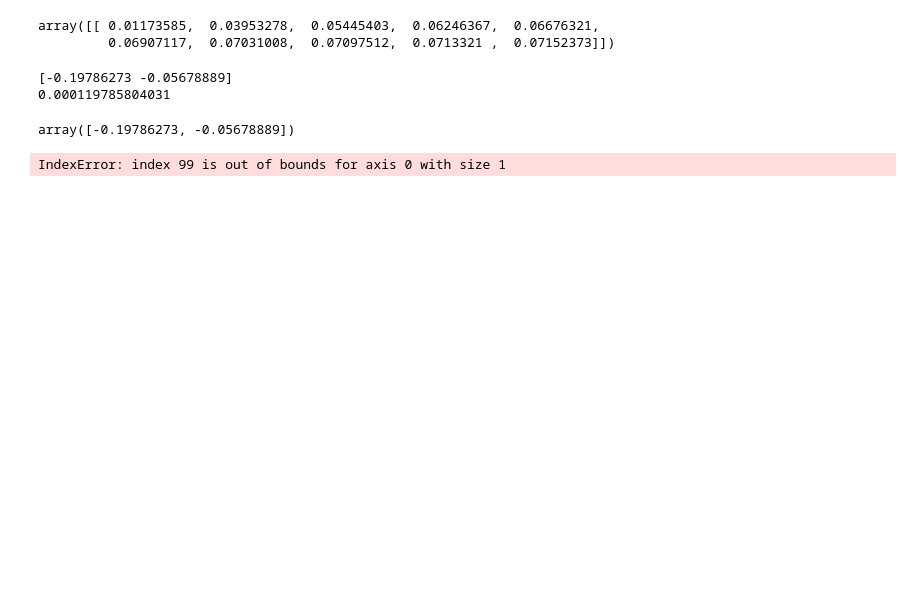
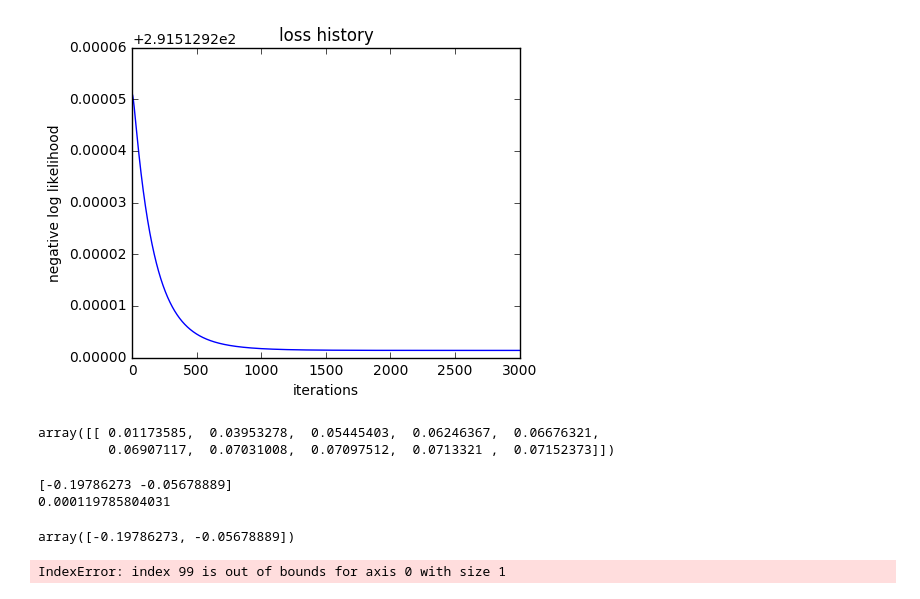
Before and after one commit to APC524/tsap, a Jupyter notebook: demo/demo1.ipynb, the cells around one changed output. Cells and saved outputs as stored; diff of their text form; code cells hidden in the pictures; blank space fills up the shorter version.

```diff
--- a/demo/demo1.ipynb
+++ b/demo/demo1.ipynb
@@ -94,3 +157,11 @@ KeyboardInterrupt:
+# %%
+plt.plot(solver.loss_history)
+plt.xlabel('iterations')
+plt.ylabel('negative log likelihood')
+plt.title('loss history')
+plt.show()
+# %% [output]
+[figure, added]
 # %%
 AR_model.predict(X,10)
 # %% [output]
```
Also changed, not shown: parts of 8 cells of this notebook, 1 other file.
